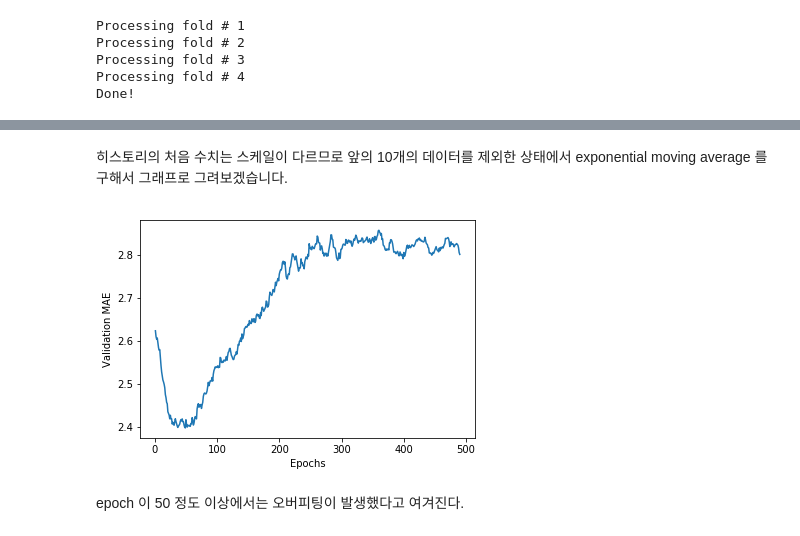
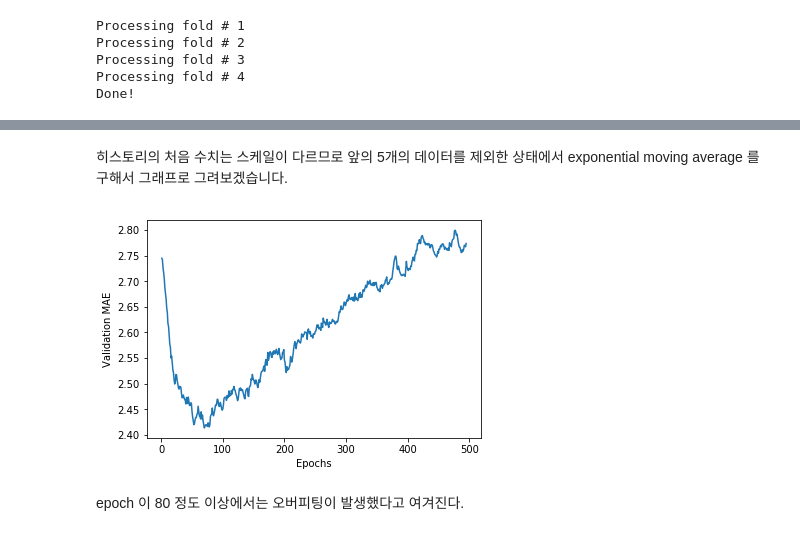
Before and after one commit to pinkmaguro/machine-learning-with-keras, a Jupyter notebook: Step02.The Boston Housing Price dataset.ipynb, the cells around one changed output, grey strips where cells are left out. Drawn from its saved outputs; the diff is of its cells as text; code cells hidden in the pictures.

```diff
--- a/Step02.The Boston Housing Price dataset.ipynb
+++ b/Step02.The Boston Housing Price dataset.ipynb
@@ -127,9 +137,13 @@ x = [[1]]
 # %%
 import numpy as np
 
+# 훈련셋을 4 등분해서 한 부분을 테스트에 사용하고 나머지 세 부분을 훈련에 사용
 k_fold = 4
+# 훈련셋을 k_fold 등분 했을 때 한 부분의 길이
 num_val_samples = len(train_X) // k_fold
-epochs = 100
+# 훈련 에폭
+epochs = 10
+# 각 k_fold 로 나눈 데이터들을 훈련시킨 결과를 저장
 all_scores = list()
 
 for i in range(k_fold):
@@ -183,26 +253,0 @@ K.clear_session()
-# %%
-num_epochs = 500
-all_mae_histories = list()
-
-for i in range(k_fold):
-    print('rocessing fold #{}'.format(i +1))
-
-    # 검증 데이터 준비
-    val_data    = train_X[i * num_val_samples: (i + 1) * num_val_samples]
-    val_targets = train_targets[i * num_val_samples: (i + 1) * num_val_samples]
-
-    # 훈련 데이터 준비
-    partial_train_data = np.concatenate(
-        [train_X[:i * num_val_samples],
-         train_X[(i + 1) * num_val_samples:]], axis=0)
-
-    partial_train_targets = np.concatenate(
-        [train_targets[:i * num_val_samples],
-         train_targets[(i + 1) * num_val_samples:]], axis=0)
-
-    model = build_model()
-    history = model.fit(partial_train_data, partial_train_targets,
-                         validation_data=(val_data, val_targets),
-                         epochs=num_epochs, batch_size=1, verbose=0)
-    mae_history = history.history['val_mean_absolute_error']
-    all_mae_histories.append(mae_history)
@@ -213,0 +254,2 @@ rocessing fold #4
+# %%
+all_scores = kfold_cross_validation_for_linear_model(train_X, epochs=500)
@@ -214,3 +262,4 @@ rocessing fold #4
 # %%
+all_mae_histories = all_scores
 average_mae_history = [
-    np.mean([x[i] for x in all_mae_histories]) for i in range(num_epochs)]
+    np.mean([x[i] for x in all_mae_histories]) for i in range(len(all_mae_histories[0]))]
@@ -226,23 +285,24 @@ plt.show()
 # %% [markdown]
-히스토리의 처음 수치는 스케일이 다르므로 앞의 10개의 데이터를 제외한 상태에서 exponential moving average 를 구해서 그래프로 그려보겠습니다.
+히스토리의 처음 수치는 스케일이 다르므로 앞의 5개의 데이터를 제외한 상태에서 exponential moving average 를 구해서 그래프로 그려보겠습니다.
 # %%
 def smooth_curve(points, factor=0.9):
     smoothed_points = []
     for point in points:
         if smoothed_points:
             previous = smoothed_points[-1]
             smoothed_points.append(previous * factor + point * (1 - factor))
         else:
             smoothed_points.append(point)
     return smoothed_points
 
-smooth_mae_history = smooth_curve(average_mae_history[10:])
+
+smooth_mae_history = smooth_curve(average_mae_history[5:])
 
 plt.plot(range(1, len(smooth_mae_history) +1 ), smooth_mae_history)
 plt.xlabel('Epochs')
 plt.ylabel('Validation MAE')
 plt.show()
 # %% [output]
-[figure, old version]
+[figure, new version]
 # %% [markdown]
-epoch 이 50 정도 이상에서는 오버피팅이 발생했다고 여겨진다.
+epoch 이 80 정도 이상에서는 오버피팅이 발생했다고 여겨진다.
```
Also changed, not shown: parts of 19 cells of this notebook, 2 other files.
